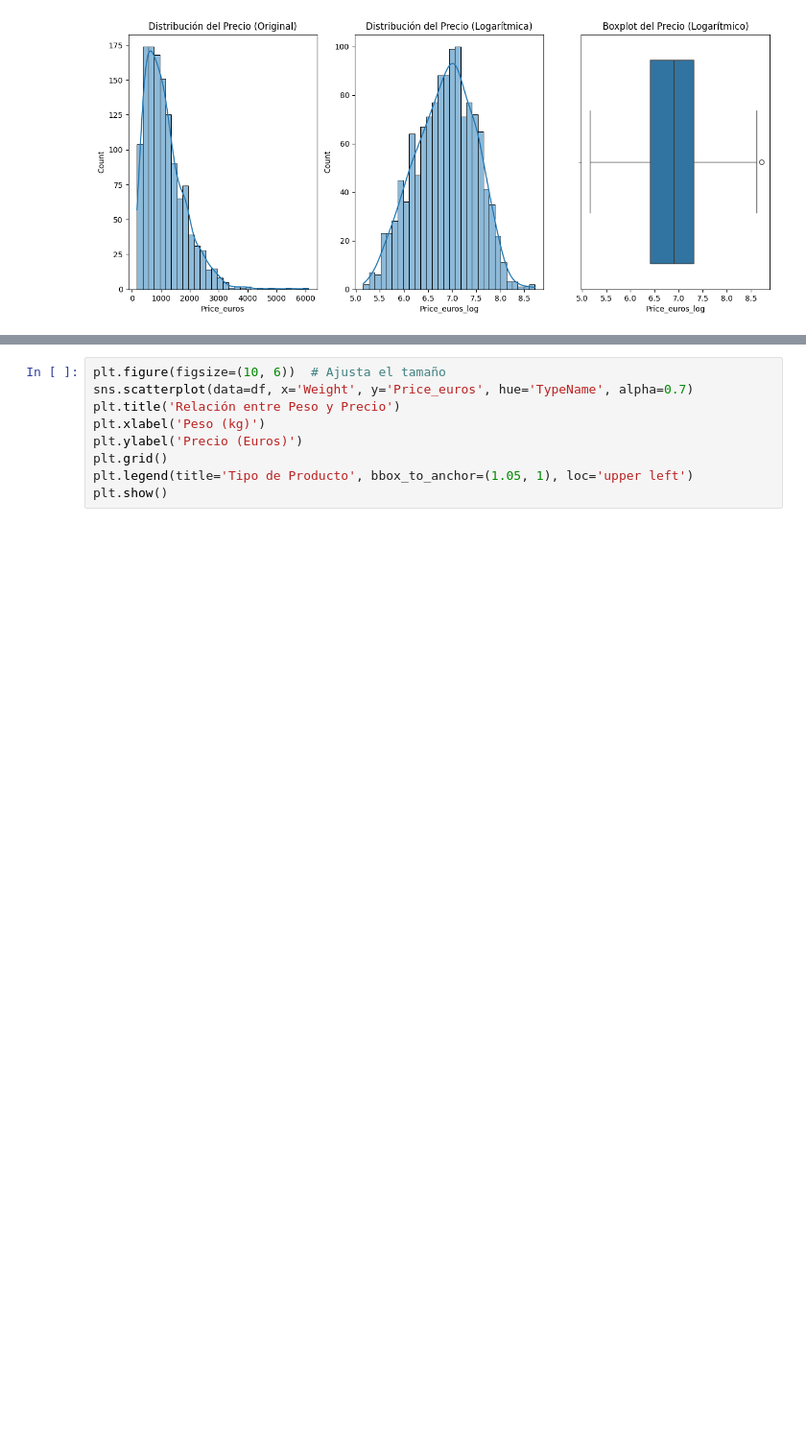
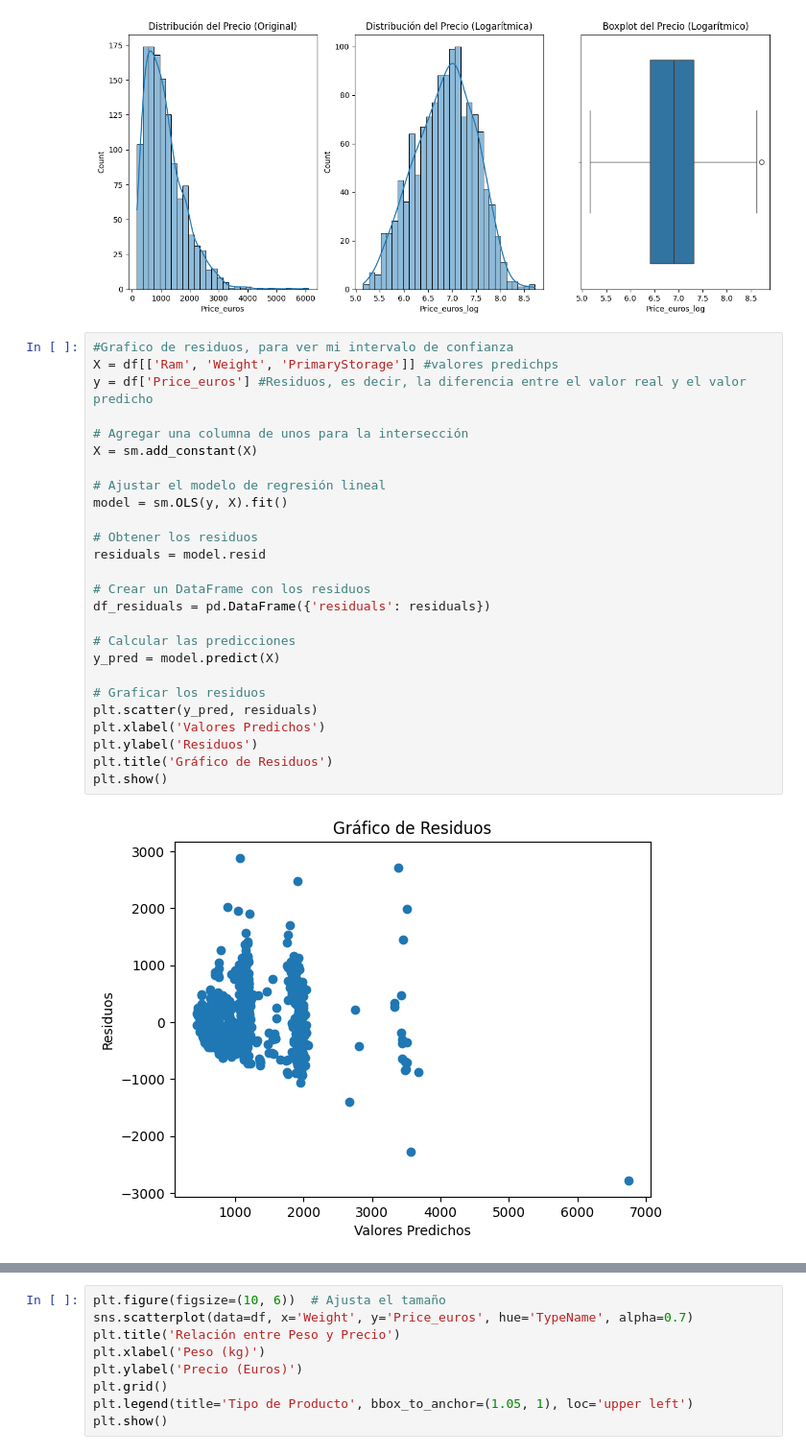
Before and after one commit to Rociosamudio/DataScience-Prediccion-de-precio-de-computadoras, a Jupyter notebook: tp_final_samudio.ipynb, the cells around one changed output, grey strips where cells are left out. Shown at 96% size. Drawn from its saved outputs; the diff is of its cells as text; blank space fills up the shorter version.

```diff
--- a/tp_final_samudio.ipynb
+++ b/tp_final_samudio.ipynb
@@ -211,3 +248,31 @@ plt.title('Boxplot del Precio (Logarítmico)')
 plt.show()
 # %% [output]
 [figure]
+# %%
+#Grafico de residuos, para ver mi intervalo de confianza
+X = df[['Ram', 'Weight', 'PrimaryStorage']] #valores predichps
+y = df['Price_euros'] #Residuos, es decir, la diferencia entre el valor real y el valor predicho
+
+# Agregar una columna de unos para la intersección
+X = sm.add_constant(X)
+
+# Ajustar el modelo de regresión lineal
+model = sm.OLS(y, X).fit()
+
+# Obtener los residuos
+residuals = model.resid
+
+# Crear un DataFrame con los residuos
+df_residuals = pd.DataFrame({'residuals': residuals})
+
+# Calcular las predicciones
+y_pred = model.predict(X)
+
+# Graficar los residuos
+plt.scatter(y_pred, residuals)
+plt.xlabel('Valores Predichos')
+plt.ylabel('Residuos')
+plt.title('Gráfico de Residuos')
+plt.show()
+# %% [output]
+[figure, added]
```
Also changed, not shown: parts of 38 cells of this notebook.
